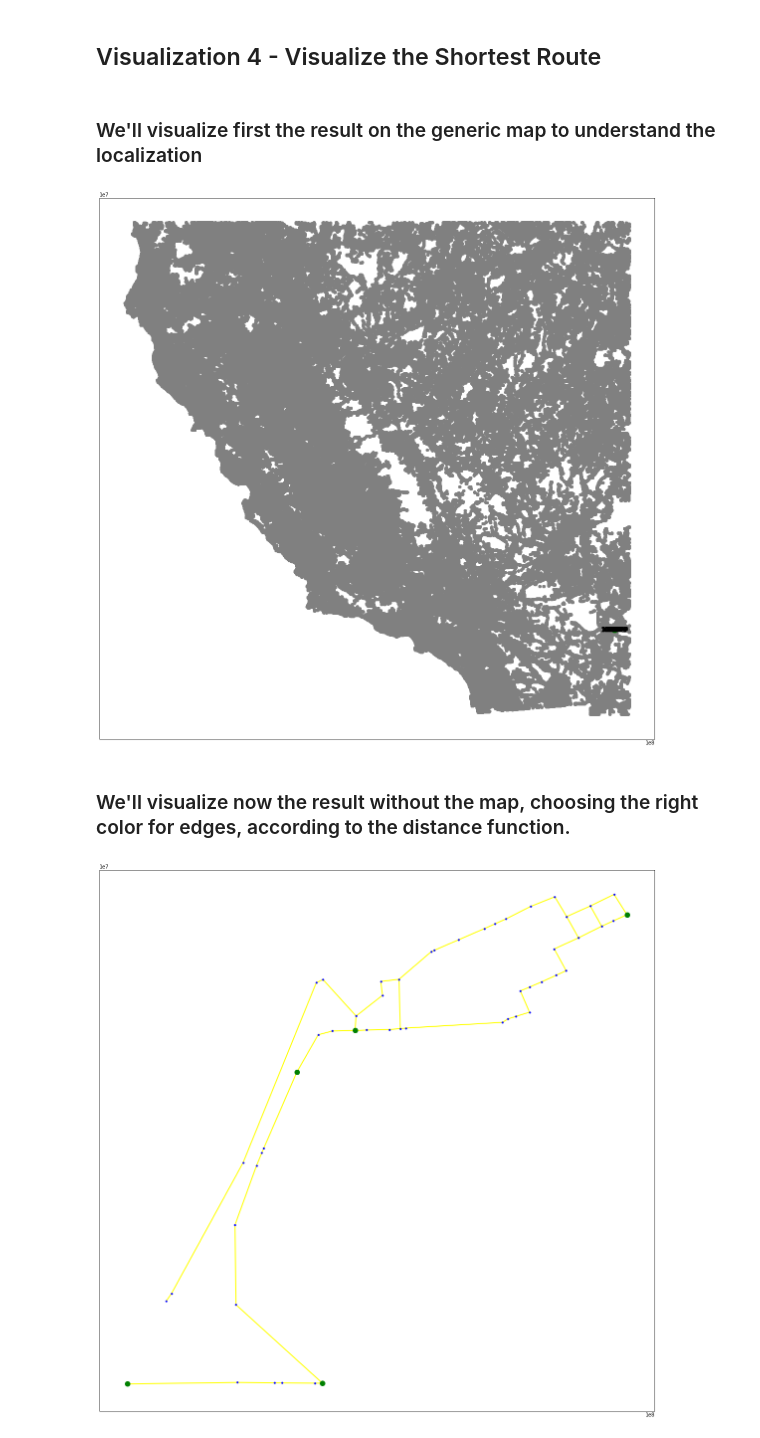
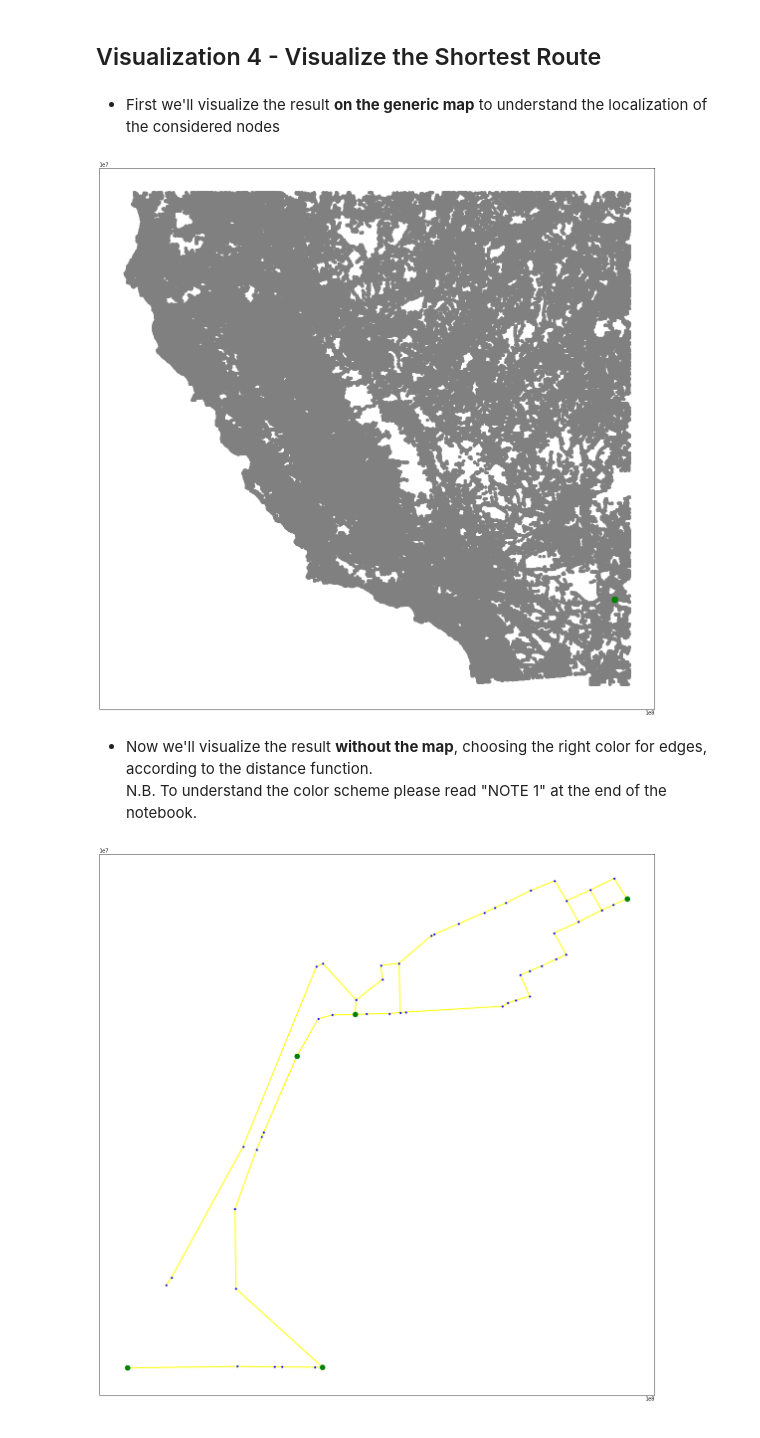
Before and after one commit to lauralaurenti/ADM-HW4, a Jupyter notebook: Homework5_Final.ipynb, the cells around one changed output. Cells and saved outputs as stored; diff of their text form; code cells hidden in the pictures.

```diff
--- a/Homework5_Final.ipynb
+++ b/Homework5_Final.ipynb
@@ -316,0 +145,4 @@ Too expensive
+# %%
+g_time = create_graph_time()
+print("Number of nodes time:", len(g_time.nodes))
+print("Number of edges time:", len(g_time.edges))
@@ -316,0 +166,9 @@ Too expensive
+# %%
+def genericVisualization(nodes, start):
+    g_vis=g_base.subgraph(nodes)
+    plt.figure(figsize=(20,20))
+    pos=nx.get_node_attributes(g_vis,'p')
+    plt.scatter(usaCoordDf['coord1'], usaCoordDf['coord2'], color='gray')
+    draw_networkx(g_vis, pos, with_labels=False, node_size=30, node_color='b', edge_color='r')
+    nx.draw_networkx_nodes(g_vis,pos, nodelist=start, node_color='g', node_size=100)
+    plt.show()
@@ -423,4 +510,15 @@ plt.show()
 # %%
+# This is the core function for functionality 4.
+# It works by considering all the possbile ways to
+# visit the input nodes given a fixed start and end,
+# and then choosing the one with lower cost.
+# The cost of a path is computed, again, by the func_path
+# funcion, which is described in the sections above.
+# If the nodes are not connetced this functions returns
+# "Not possible".
+# While computing the cost of a route, if we exceed the
+# current minimum cost we skip to the next one.
+
 def inner_4(graph, start, to_visit):
 
     nodes = [start]+to_visit
@@ -434,7 +532,7 @@ def inner_4(graph, start, to_visit):
                 final = tmp
             if tmp[0] == ('Not possible'):
                 return ("Not possible")
-        else: print("Too expensive")
+        #else: print("Too expensive")
     if final == ([], float("Inf")):
         return ("Not possible")
     return final
@@ -496,17 +578,20 @@ Too expensive
 # %% [markdown]
 ## Visualization 4 - Visualize the Shortest Route
 # %% [markdown]
-### We'll visualize first the result on the generic map to understand the localization
+* First we'll visualize the result **on the generic map** to understand the localization of the considered nodes
 # %%
-g_vis=g_base.subgraph(f4[0])
-plt.figure(figsize=(20,20))
-pos=nx.get_node_attributes(g_vis,'p')
-plt.scatter(usaCoordDf['coord1'], usaCoordDf['coord2'], color='gray')
-draw_networkx(g_vis, pos, with_labels=True, node_size=30, node_color='b', edge_color='r')
-nx.draw_networkx_nodes(g_vis,pos, nodelist=l, node_color='g', node_size=100)
-plt.show()
+genericVisualization(f4[0], l)
+
+#g_vis=g_base.subgraph(f4[0])
+#plt.figure(figsize=(20,20))
+#pos=nx.get_node_attributes(g_vis,'p')
+#plt.scatter(usaCoordDf['coord1'], usaCoordDf['coord2'], color='gray')
+#draw_networkx(g_vis, pos, with_labels=True, node_size=30, node_color='b', edge_color='r')
+#nx.draw_networkx_nodes(g_vis,pos, nodelist=l, node_color='g', node_size=100)
+#plt.show()
 # %% [output]
-[figure, old version]
+[figure, new version]
 # %% [markdown]
-### We'll visualize now the result without the map, choosing the right color for edges, according to the distance function.
+* Now we'll visualize the result **without the map**, choosing the right color for edges, according to the distance function.
+N.B. To understand the color scheme please read "NOTE 1" at the end of the notebook.
 # %%
```
Also changed, not shown: parts of 75 cells of this notebook.
